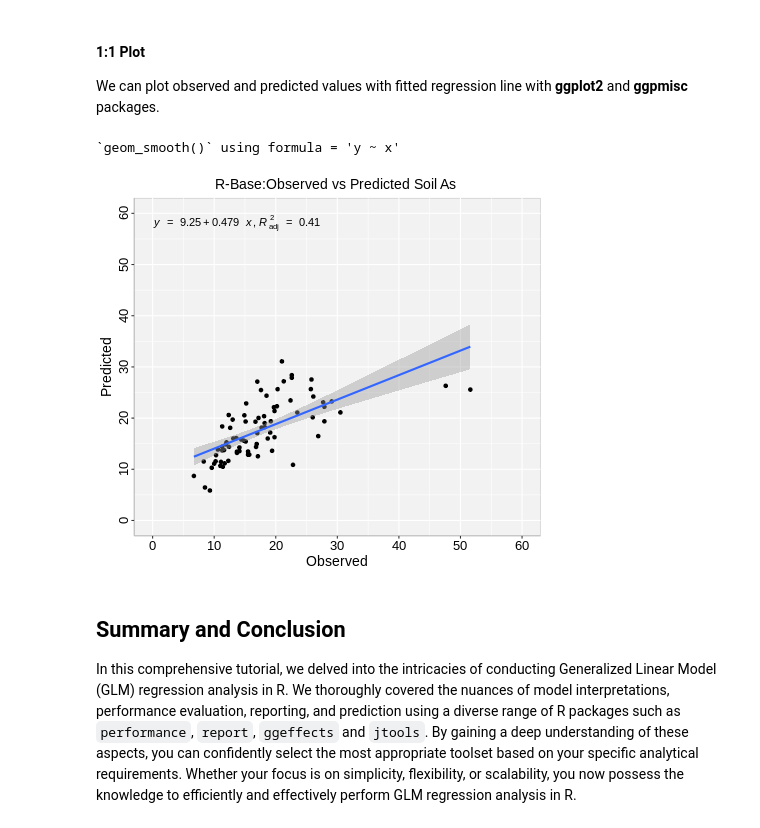
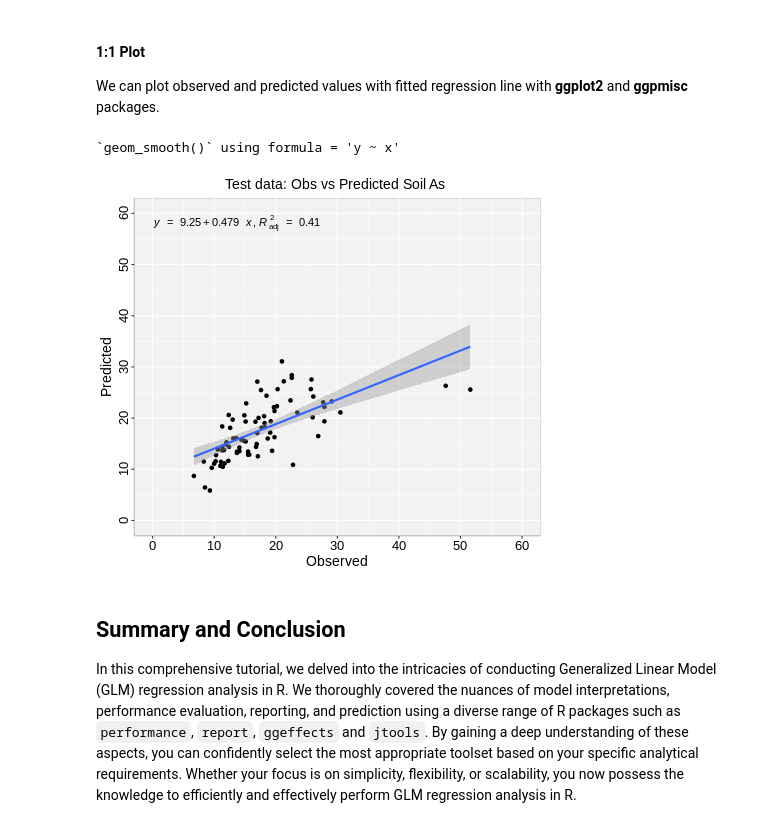
Before and after one commit to zia207/r-colab, a Jupyter notebook: NoteBook/Advance_Regression/02-01-02-glm-regression-r.ipynb, the cells around one changed output. Cells and saved outputs as stored; diff of their text form; code cells hidden in the pictures.

```diff
--- a/NoteBook/Advance_Regression/02-01-02-glm-regression-r.ipynb
+++ b/NoteBook/Advance_Regression/02-01-02-glm-regression-r.ipynb
@@ -970,0 +981,9 @@ library(patchwork)
+# %%
+%%R
+fit.glm.mf<-glm(SAs~.,mf,
+             family= gaussian(link = "identity")
+             )
+cv_result <- cv.glm(data = mf, glmfit = fit.glm.mf, K = 5)
+
+# Print cross-validation error
+print(cv_result$delta)
@@ -1001,28 +1130,28 @@ We can plot observed and predicted values with fitted regression line with **ggp
 # %%
 %%R -w 450 -h 400 -u px
 
 formula<-y~x
 
 ggplot(test, aes(SAs,Pred.SAs)) +
   geom_point() +
   geom_smooth(method = "lm")+
   stat_poly_eq(use_label(c("eq", "adj.R2")), formula = formula) +
-  ggtitle("R-Base:Observed vs Predicted Soil As ") +
+  ggtitle("Test data: Obs vs Predicted Soil As ") +
   xlab("Observed") + ylab("Predicted") +
   scale_x_continuous(limits=c(0,60), breaks=seq(0, 60, 10))+
   scale_y_continuous(limits=c(0,60), breaks=seq(0, 60, 10)) +
   # Flip the bars
   theme(
     panel.background = element_rect(fill = "grey95",colour = "gray75",size = 0.5, linetype = "solid"),
     axis.line = element_line(colour = "grey"),
     plot.title = element_text(size = 14, hjust = 0.5),
     axis.title.x = element_text(size = 14),
     axis.title.y = element_text(size = 14),
     axis.text.x=element_text(size=13, colour="black"),
     axis.text.y=element_text(size=13,angle = 90,vjust = 0.5, hjust=0.5, colour='black'))
 # %% [output]
 `geom_smooth()` using formula = 'y ~ x'
-[figure, old version]
+[figure, new version]
 # %% [markdown]
 ## Summary and Conclusion
 
```
Also changed, not shown: parts of 18 cells of this notebook.
